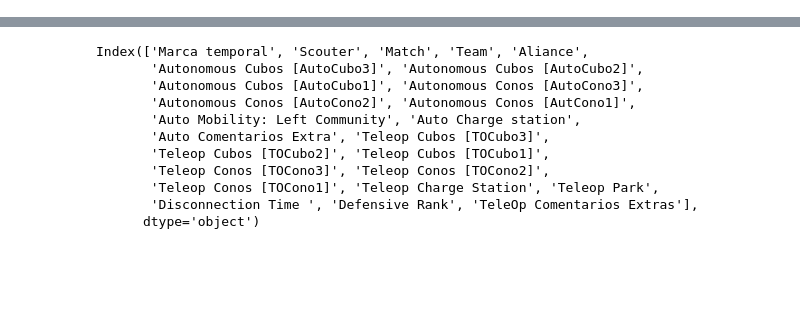
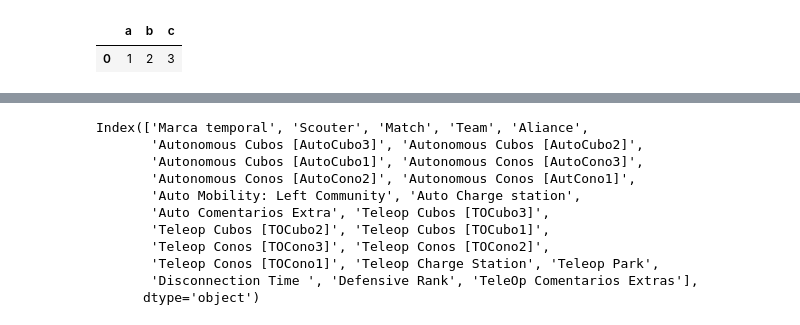
Before and after one commit to IvanDelfin/Robotica_6017, a Jupyter notebook: test_analisis.ipynb, the cells around one changed output, grey strips where cells are left out. Saved outputs shown, nothing was run; the diff lists cells and outputs as text; code cells hidden in the pictures; blank space fills up the shorter version.

```diff
--- a/test_analisis.ipynb
+++ b/test_analisis.ipynb
@@ -9,6 +9,13 @@ import seaborn as sb
 import pandas as pd
 import numpy as np
 import math
+# %%
+dict_test = {'a':1, 'b':2, 'c':3}
+ja = pd.DataFrame.from_dict(dict_test, orient='index').T
+ja
+# %% [output]
+|  | a | b | c |
+| 0 | 1 | 2 | 3 |
 # %%
 df_scouting = pd.read_csv("ScoutingVenturaTest.csv")
 # %%
```
Also changed, not shown: parts of 1 cell of this notebook, 2 other files.
